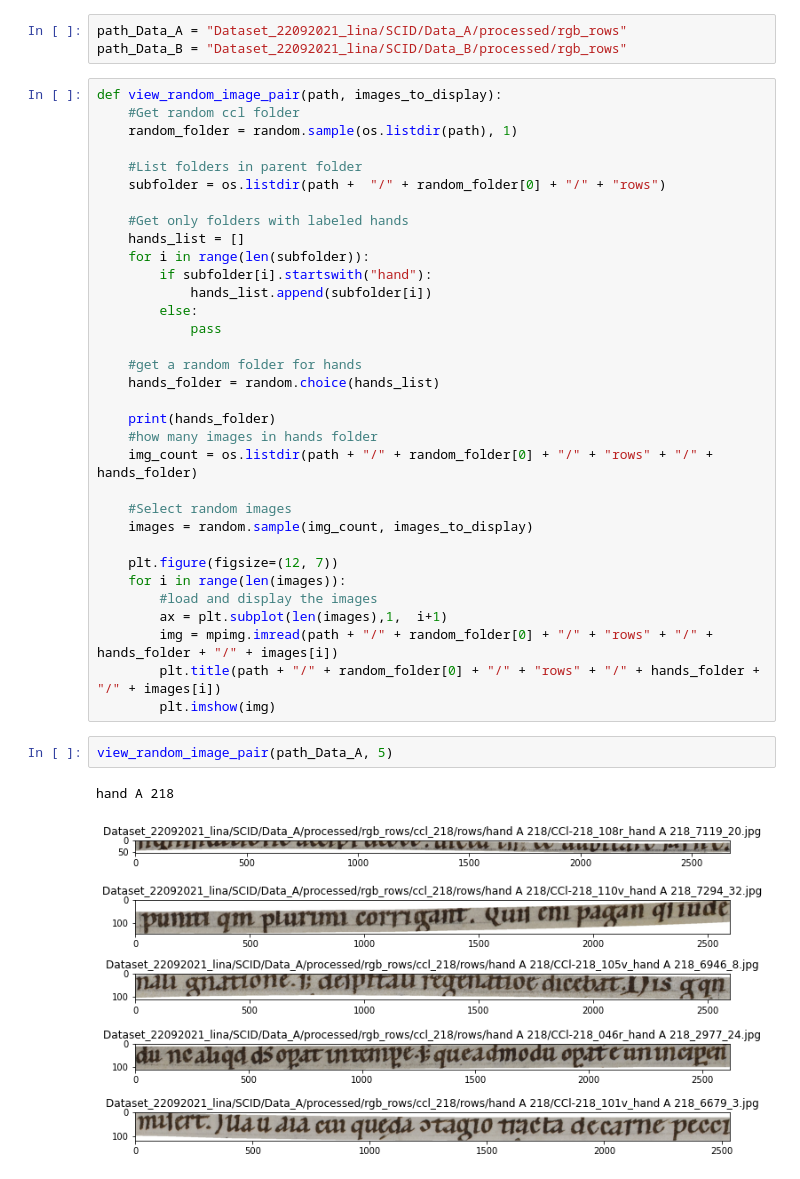
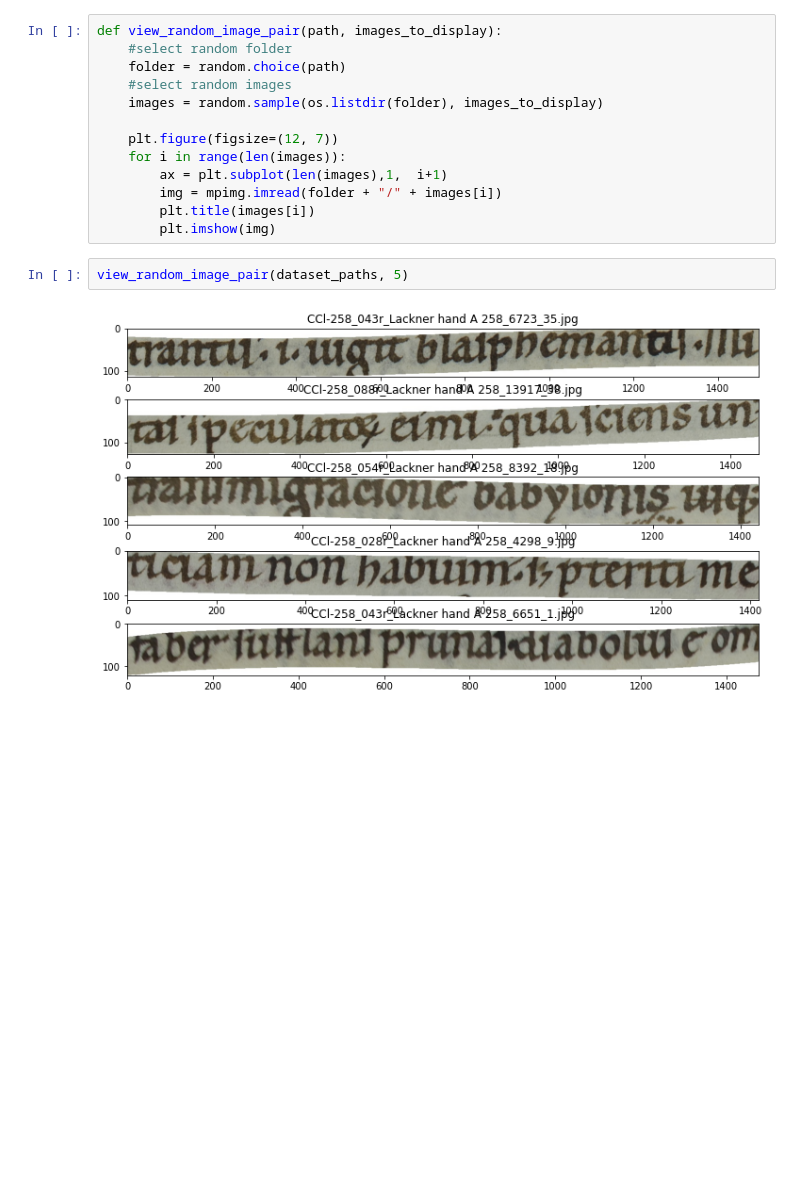
Before and after one commit to schauppi/HTSR_Handwritten_Text_Similarity_Recognition, a Jupyter notebook: inspect_data.ipynb, the cells around one changed output. Saved outputs shown, nothing was run; the diff lists cells and outputs as text; blank space fills up the shorter version.

```diff
--- a/inspect_data.ipynb
+++ b/inspect_data.ipynb
@@ -6,41 +7,17 @@ import matplotlib.image as mpimg
-# %%
-path_Data_A = "Dataset_22092021_lina/SCID/Data_A/processed/rgb_rows"
-path_Data_B = "Dataset_22092021_lina/SCID/Data_B/processed/rgb_rows"
 # %%
 def view_random_image_pair(path, images_to_display):
-    #Get random ccl folder
-    random_folder = random.sample(os.listdir(path), 1)
-
-    #List folders in parent folder
-    subfolder = os.listdir(path +  "/" + random_folder[0] + "/" + "rows")
-
-    #Get only folders with labeled hands
-    hands_list = []
-    for i in range(len(subfolder)):
-        if subfolder[i].startswith("hand"):
-            hands_list.append(subfolder[i])
-        else:
-            pass
-
-    #get a random folder for hands
-    hands_folder = random.choice(hands_list)
-
-    print(hands_folder)
-    #how many images in hands folder
-    img_count = os.listdir(path + "/" + random_folder[0] + "/" + "rows" + "/" + hands_folder)
-
-    #Select random images
-    images = random.sample(img_count, images_to_display)
+    #select random folder
+    folder = random.choice(path)
+    #select random images
+    images = random.sample(os.listdir(folder), images_to_display)
 
     plt.figure(figsize=(12, 7))
     for i in range(len(images)):
-        #load and display the images
         ax = plt.subplot(len(images),1,  i+1)
-        img = mpimg.imread(path + "/" + random_folder[0] + "/" + "rows" + "/" + hands_folder + "/" + images[i])
-        plt.title(path + "/" + random_folder[0] + "/" + "rows" + "/" + hands_folder + "/" + images[i])
+        img = mpimg.imread(folder + "/" + images[i])
+        plt.title(images[i])
         plt.imshow(img)
 # %%
-view_random_image_pair(path_Data_A, 5)
+view_random_image_pair(dataset_paths, 5)
 # %% [output]
-hand A 218
-[figure, old version]
+[figure, new version]
```
Also changed, not shown: parts of 2 cells of this notebook, 4 other files.
